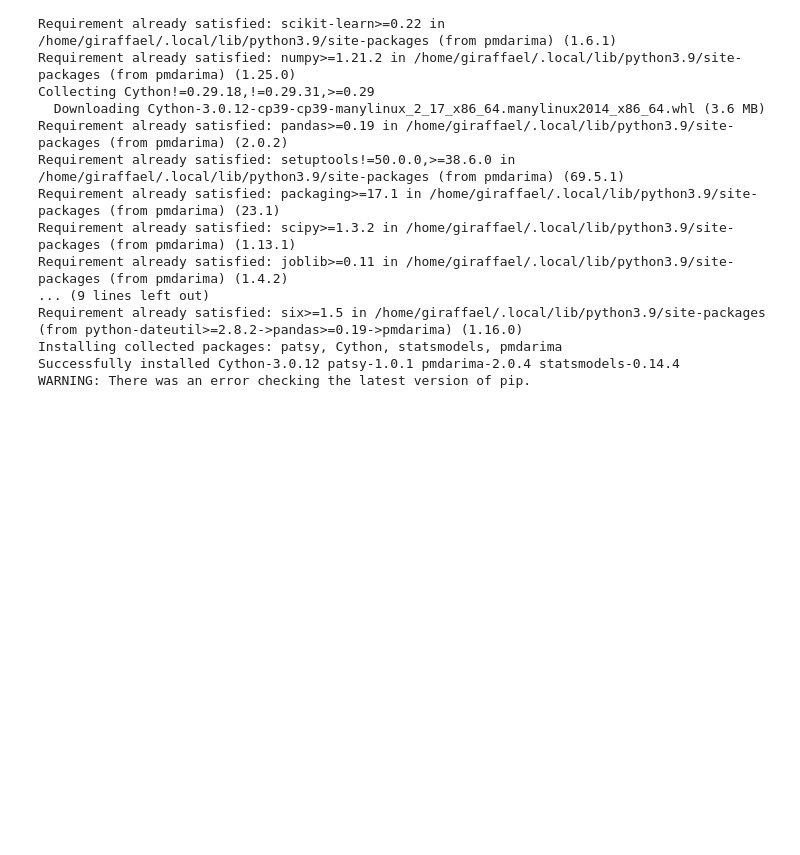
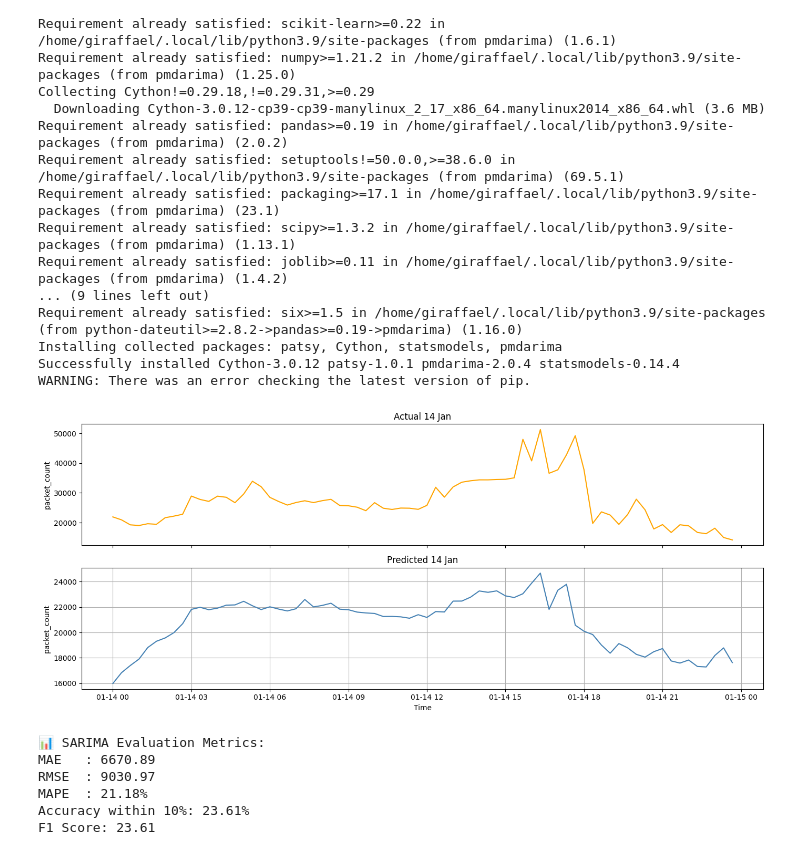
Before and after one commit to ghazalrafiei/DNN_Networking, a Jupyter notebook: stats.ipynb, the cells around one changed output. Drawn from its saved outputs; the diff is of its cells as text; code cells hidden in the pictures; blank space fills up the shorter version.

```diff
--- a/stats.ipynb
+++ b/stats.ipynb
@@ -142,24 +159,6 @@ Installing collected packages: patsy, Cython, statsmodels, pmdarima
 Successfully installed Cython-3.0.12 patsy-1.0.1 pmdarima-2.0.4 statsmodels-0.14.4
 WARNING: There was an error checking the latest version of pip.
 # %%
-
-# # === Plot ===
-# plt.figure(figsize=(14, 6))
-# # plt.plot(train_df.index[-1000:], train_df['packet_count'], label='Training (last 1000)', color='gray')
-# plt.plot(train_df.index[-1000:], train_df['packet_count'].iloc[-1000:], label='Training (last 1000)', color='gray')
-# plt.plot(forecast_index, y_true, label='Actual (Jan 14)', color='tab:orange')
-# plt.plot(forecast_index, y_pred, label='SARIMA Forecast', color='tab:blue')
-# plt.title("SARIMA Forecast vs Actual - Jan 14")
-# plt.xlabel("Time")
-# plt.ylabel("packet_count")
-# plt.legend()
-# plt.grid(True)
-# plt.tight_layout()
-# # plt.savefig(forecast_plot)
-# # plt.close()
-# plt.show()
-# print(f"📈 Plot saved to: {forecast_plot}")
-
 # # === Metrics ===
 mae = mean_absolute_error(y_true, y_pred)
 rmse = np.sqrt(mean_squared_error(y_true, y_pred))
@@ -173,31 +172,41 @@ fig, axs = plt.subplots(2, 1, figsize=(14, 6), sharex=True)
 
 # Plot actual values
 axs[0].plot(forecast_index, y_true, color='orange')
 axs[0].set_title("Actual 14 Jan")
 axs[0].set_ylabel("packet_count")
 
 # Plot predicted values
 axs[1].plot(forecast_index, y_pred, color='steelblue')
 axs[1].set_title("Predicted 14 Jan")
 axs[1].set_ylabel("packet_count")
 axs[1].set_xlabel("Time")
 
 # Beautify the layout
 plt.tight_layout()
 plt.grid(True)
 plt.show()
 
 
 
 def accuracy_within_tolerance(preds, actuals, threshold=0.10):
     rel_error = np.abs(preds - actuals) / np.maximum(actuals, 1)
     return np.mean(rel_error <= threshold) * 100
 
 accuracy = accuracy_within_tolerance(y_pred, y_true)
-
+f1_score = 2 * (accuracy * accuracy) / (accuracy + accuracy) if accuracy > 0 else 0
 # === Print Metrics ===
 print("\n📊 SARIMA Evaluation Metrics:")
 print(f"MAE   : {mae:.2f}")
 print(f"RMSE  : {rmse:.2f}")
 print(f"MAPE  : {mape:.2f}%")
 print(f"Accuracy within 10%: {accuracy:.2f}%")
+
+print(f"F1 Score: {f1_score:.2f}")
+# %% [output]
+[figure, added]
+📊 SARIMA Evaluation Metrics:
+MAE   : 6670.89
+RMSE  : 9030.97
+MAPE  : 21.18%
+Accuracy within 10%: 23.61%
+F1 Score: 23.61
```
Also changed, not shown: parts of 1 cell of this notebook.
